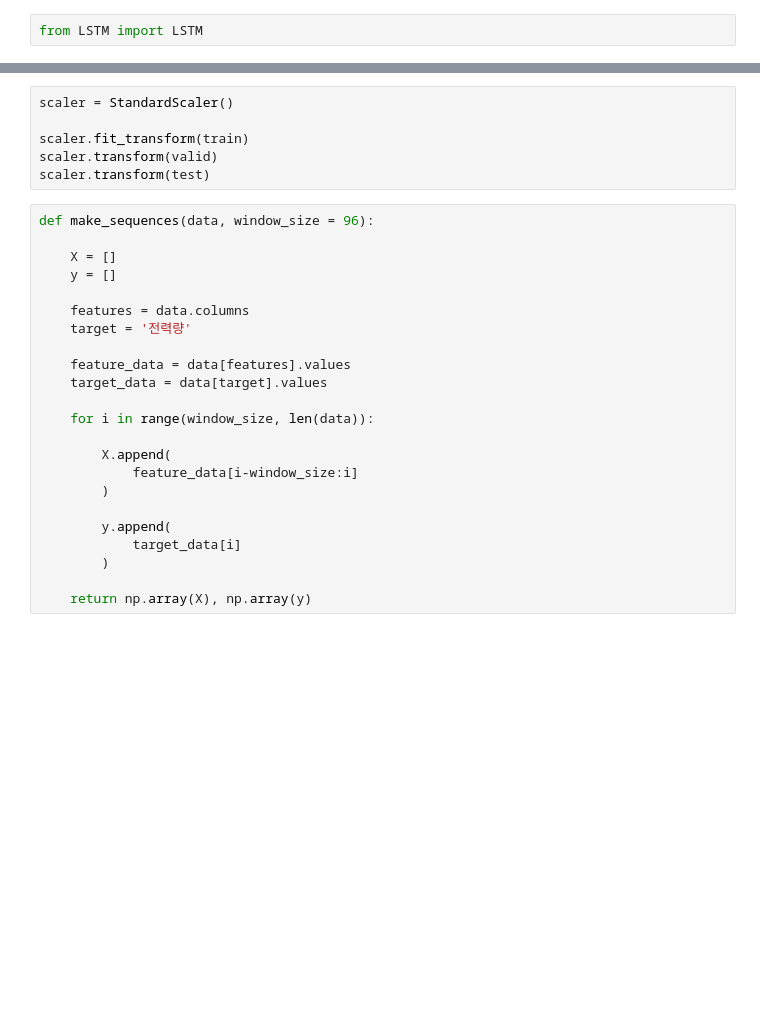
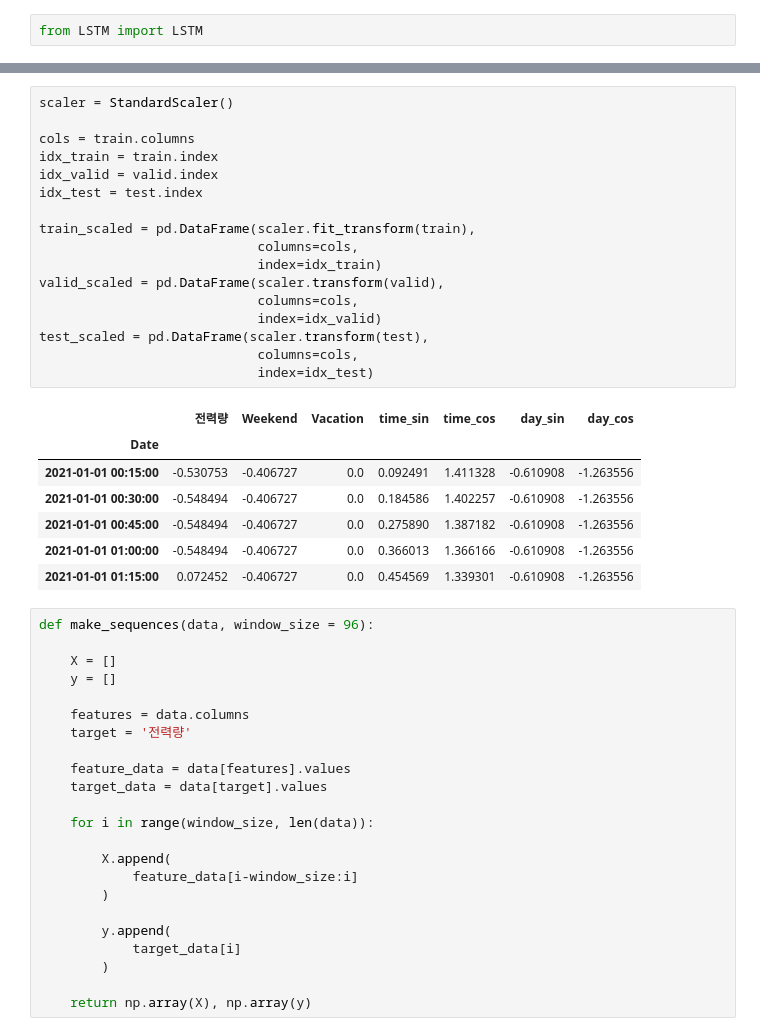
Before and after one commit to Jon-Irenicus/kamp_ai_competition, a Jupyter notebook: LSTM_prediction.ipynb, the cells around one changed output, grey strips where cells are left out. Cells and saved outputs as stored; diff of their text form; blank space fills up the shorter version.

```diff
--- a/LSTM_prediction.ipynb
+++ b/LSTM_prediction.ipynb
@@ -50,9 +54,28 @@ print(f'훈련 셋 크기 : {len(train)}, 검증 셋 크기 : {len(valid)}, 테
-# %%
-scaler = StandardScaler()
-
-scaler.fit_transform(train)
-scaler.transform(valid)
-scaler.transform(test)
+# %%
+scaler = StandardScaler()
+
+cols = train.columns
+idx_train = train.index
+idx_valid = valid.index
+idx_test = test.index
+
+train_scaled = pd.DataFrame(scaler.fit_transform(train),
+                            columns=cols,
+                            index=idx_train)
+valid_scaled = pd.DataFrame(scaler.transform(valid),
+                            columns=cols,
+                            index=idx_valid)
+test_scaled = pd.DataFrame(scaler.transform(test),
+                            columns=cols,
+                            index=idx_test)
+# %% [output]
+|  | 전력량 | Weekend | Vacation | time_sin | time_cos | day_sin | day_cos |
+| Date |  |  |  |  |  |  |  |
+| 2021-01-01 00:15:00 | -0.530753 | -0.406727 | 0.0 | 0.092491 | 1.411328 | -0.610908 | -1.263556 |
+| 2021-01-01 00:30:00 | -0.548494 | -0.406727 | 0.0 | 0.184586 | 1.402257 | -0.610908 | -1.263556 |
+| 2021-01-01 00:45:00 | -0.548494 | -0.406727 | 0.0 | 0.275890 | 1.387182 | -0.610908 | -1.263556 |
+| 2021-01-01 01:00:00 | -0.548494 | -0.406727 | 0.0 | 0.366013 | 1.366166 | -0.610908 | -1.263556 |
+| 2021-01-01 01:15:00 | 0.072452 | -0.406727 | 0.0 | 0.454569 | 1.339301 | -0.610908 | -1.263556 |
 # %%
 def make_sequences(data, window_size = 96):
 
```
Also changed, not shown: parts of 9 cells of this notebook, 3 other files.
